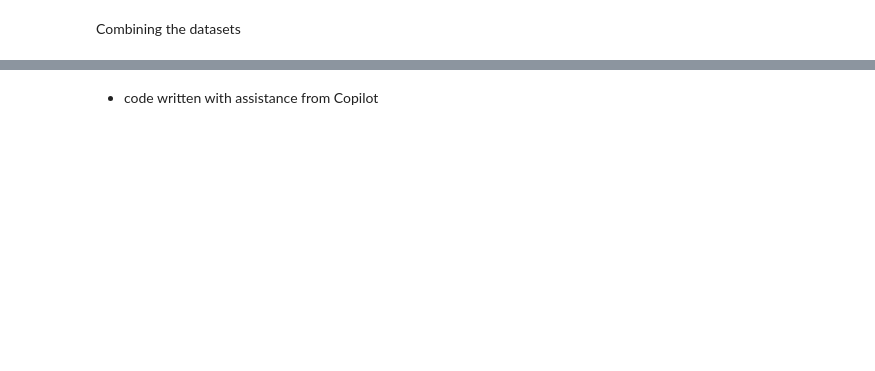
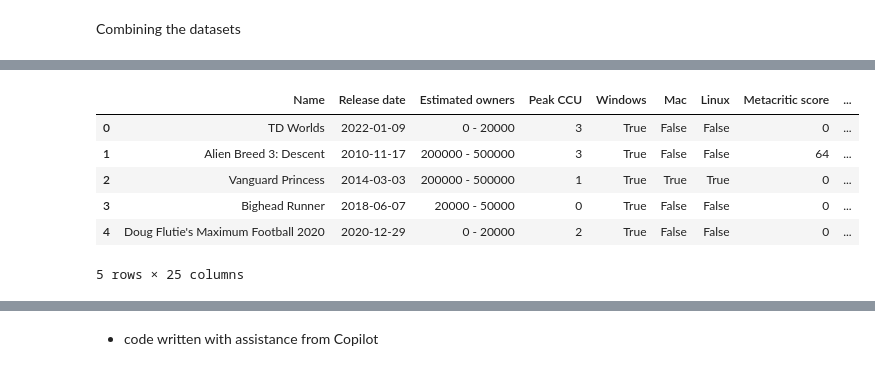
Before and after one commit to markcelemen/stadvdb-mco1, a Jupyter notebook: etl_steamdata.ipynb, the cells around one changed output, grey strips where cells are left out. Cells and saved outputs as stored; diff of their text form; code cells hidden in the pictures; blank space fills up the shorter version.

```diff
--- a/etl_steamdata.ipynb
+++ b/etl_steamdata.ipynb
@@ -574,0 +621,14 @@ with open('Dim_Game_mysql.sql', 'w', encoding='utf-8') as f:
+# %%
+#Remove unnecessary columns
+
+merged_df = merged_df.drop(columns=[
+    'name_norm',
+    'Reviews Total',
+    'Reviews Score Fancy',
+    '#Reviews',
+    'Original Price',
+    'Release Date_sales',
+    'Windows_sales',
+    'Linux_sales',
+    'MacOS'
+])
@@ -574,0 +655,4 @@ with open('Dim_Game_mysql.sql', 'w', encoding='utf-8') as f:
+# %%
+merged_df = merged_df.rename(columns={'Price (Php)': 'Discounted Price'})
+
+print(merged_df.columns.tolist())
@@ -574,0 +683,20 @@ with open('Dim_Game_mysql.sql', 'w', encoding='utf-8') as f:
+# %%
+# Add ID columns based on row index
+merged_df = merged_df.reset_index(drop=True)
+merged_df['ReleaseDateID'] = merged_df.index + 1
+merged_df['SalesID'] = merged_df.index + 1
+merged_df['PlatformsID'] = merged_df.index + 1
+merged_df['TagsID'] = merged_df.index + 1
+merged_df['PlaytimeID'] = merged_df.index + 1
+merged_df['ReviewsID'] = merged_df.index + 1
+merged_df['AppID'] = merged_df.index + 1  # Primary key for Games
+
+display(merged_df.head())
+# %% [output]
+|  | Name | Release date | Estimated owners | Peak CCU | Windows | Mac | Linux | Metacritic score | ... |
+| 0 | TD Worlds | 2022-01-09 | 0 - 20000 | 3 | True | False | False | 0 | ... |
+| 1 | Alien Breed 3: Descent | 2010-11-17 | 200000 - 500000 | 3 | True | False | False | 64 | ... |
+| 2 | Vanguard Princess | 2014-03-03 | 200000 - 500000 | 1 | True | True | True | 0 | ... |
+| 3 | Bighead Runner | 2018-06-07 | 20000 - 50000 | 0 | True | False | False | 0 | ... |
+| 4 | Doug Flutie's Maximum Football 2020 | 2020-12-29 | 0 - 20000 | 2 | True | False | False | 0 | ... |
+5 rows × 25 columns
```
Also changed, not shown: parts of 22 cells of this notebook, 1 other file.
